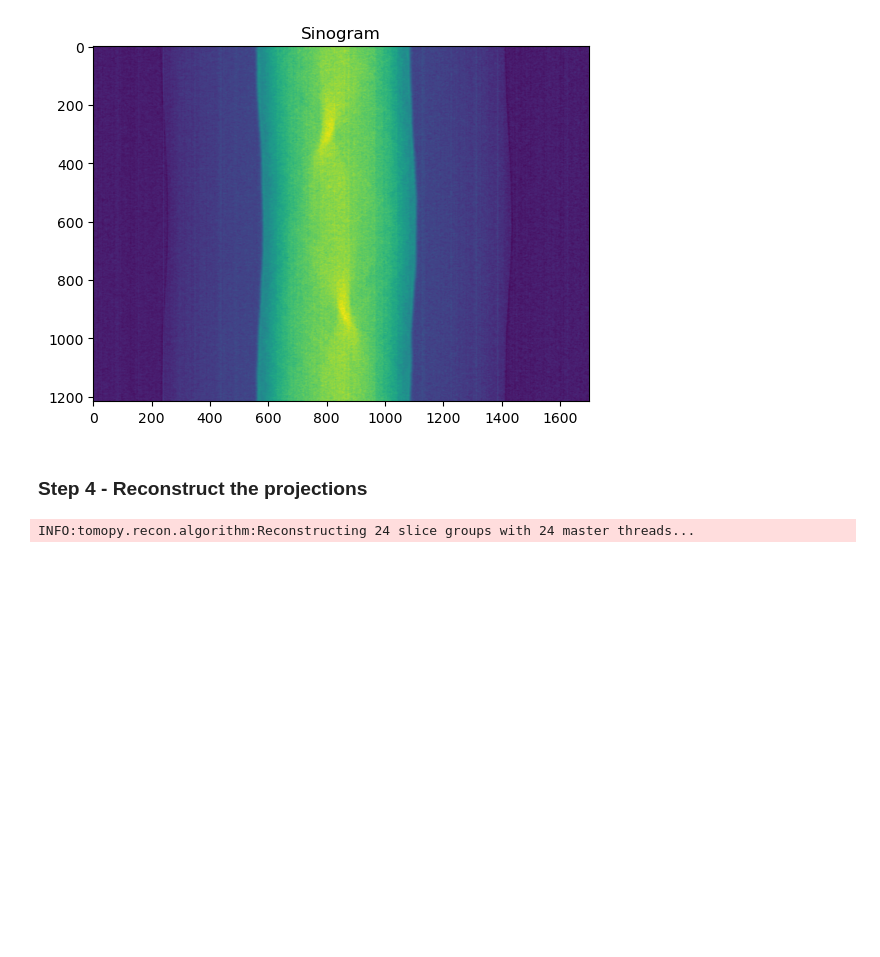
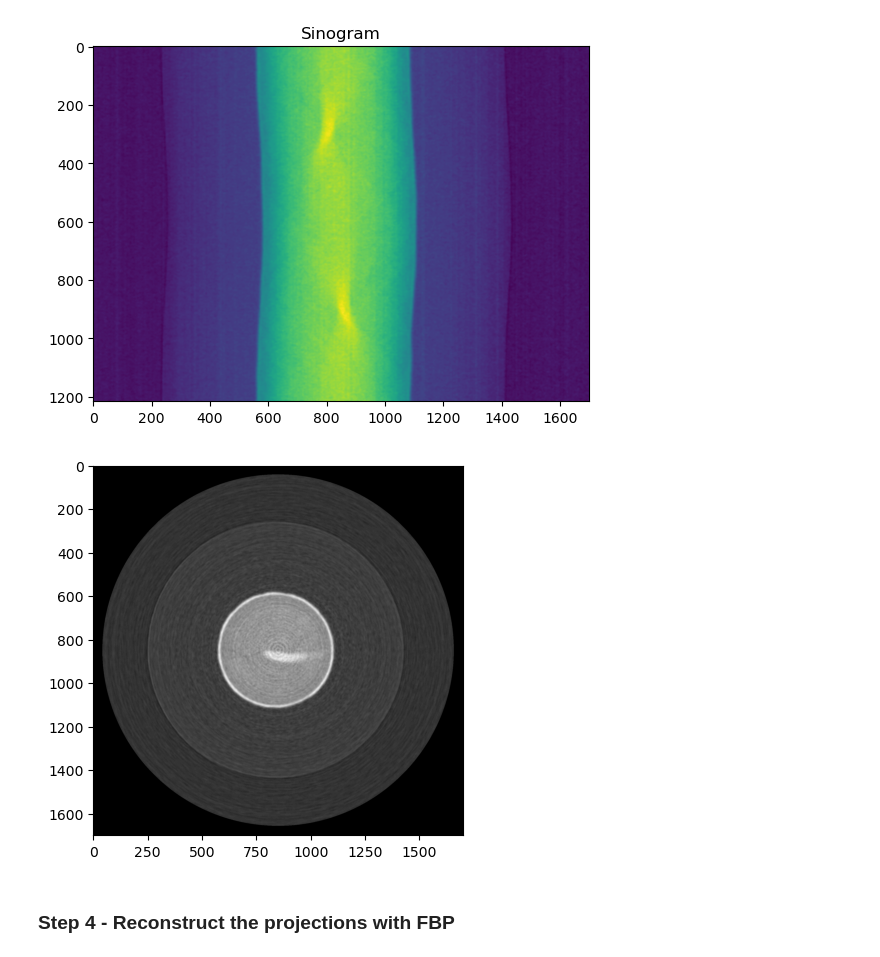
Before and after one commit to MaPhewJ/EIL_image_processing, a Jupyter notebook: recon_4_scott.ipynb, the cells around one changed output. Drawn from its saved outputs; the diff is of its cells as text; code cells hidden in the pictures; blank space fills up the shorter version.

```diff
--- a/recon_4_scott.ipynb
+++ b/recon_4_scott.ipynb
@@ -70,3 +64,14 @@ proj_adapt = np.where(proj_normed - filt > 0.12, filt, proj_normed)
+# %%
+# filter the white noise from the image
+# normalise result between 0 - 1 range
+filt = median(proj_normed, cube(7))
+proj_adapt = np.where(proj_normed - filt > 0.12, filt, proj_normed) # removes white noise without smoothing the remaining data (maybe useful...?)
+filt = np.nan_to_num(filt)
+filt = filt/np.amax(filt)
+io.volwrite('median_proj.tiff', filt, format='tiff', bigtiff=True)
+proj_adapt = np.nan_to_num(proj_adapt)
+proj_adapt = filt/np.amax(proj_adapt)
+io.volwrite('adapt_proj.tiff', proj_adapt, format='tiff', bigtiff=True)
 # %% [markdown]
 ### Step 2 - Define array of acquisition angles for each projection
 # %%
@@ -92,6 +91,18 @@ plt.title('Sinogram')
 plt.show()
 # %% [output]
 [figure]
-# %%
-#can see at lest one feature in this sino
-centre = 832.0
+# %%
+# From sino we can see the CoR is roughly 830
+# also can see at lest one feature in this sino ... yay!
+cor_finder = []
+for centre in range(820, 840, 1):
+    recon = rec.fbp_reconstruction(filt[:,350,:], centre, angles, ratio=0.95, ramp_win=None, filter_name='hamming', pad=None, pad_mode='edge', apply_log=True, gpu=False, block=(16, 16), ncore=None)
+    cor_finder.append(recon)
+cor_finder = np.array(cor_finder)
+io.volwrite('cor_finder.tiff', cor_finder, format='tiff')
+# %%
+# plot result of recon
+plt.imshow(cor_finder[15], cmap = 'gray')
+plt.show()
+# %% [output]
+[figure, added]
@@ -98,9 +111,7 @@ centre = 832.0
 # %% [markdown]
-### Step 4 - Reconstruct the projections
+### Step 4 - Reconstruct the projections with FBP
 # %%
-recon_1 = recon(minus_log(filt), angles, center = centre, algorithm = 'fbp')
-recon = circ_mask(recon_vol, axis=0, ratio=0.95, val = 0)
+# reconstruct the whole volume
+recon_1 = rec.fbp_reconstruction(filt, centre, angles, ratio=0.95, ramp_win=None, filter_name='hamming', apply_log=True, gpu=False, ncore=None)
 io.volwrite('recon.tiff', recon_1, format='tiff', bigtiff=True)
-# %% [output]
-INFO:tomopy.recon.algorithm:Reconstructing 24 slice groups with 24 master threads...
 # %%
```
Also changed, not shown: parts of 10 cells of this notebook.
